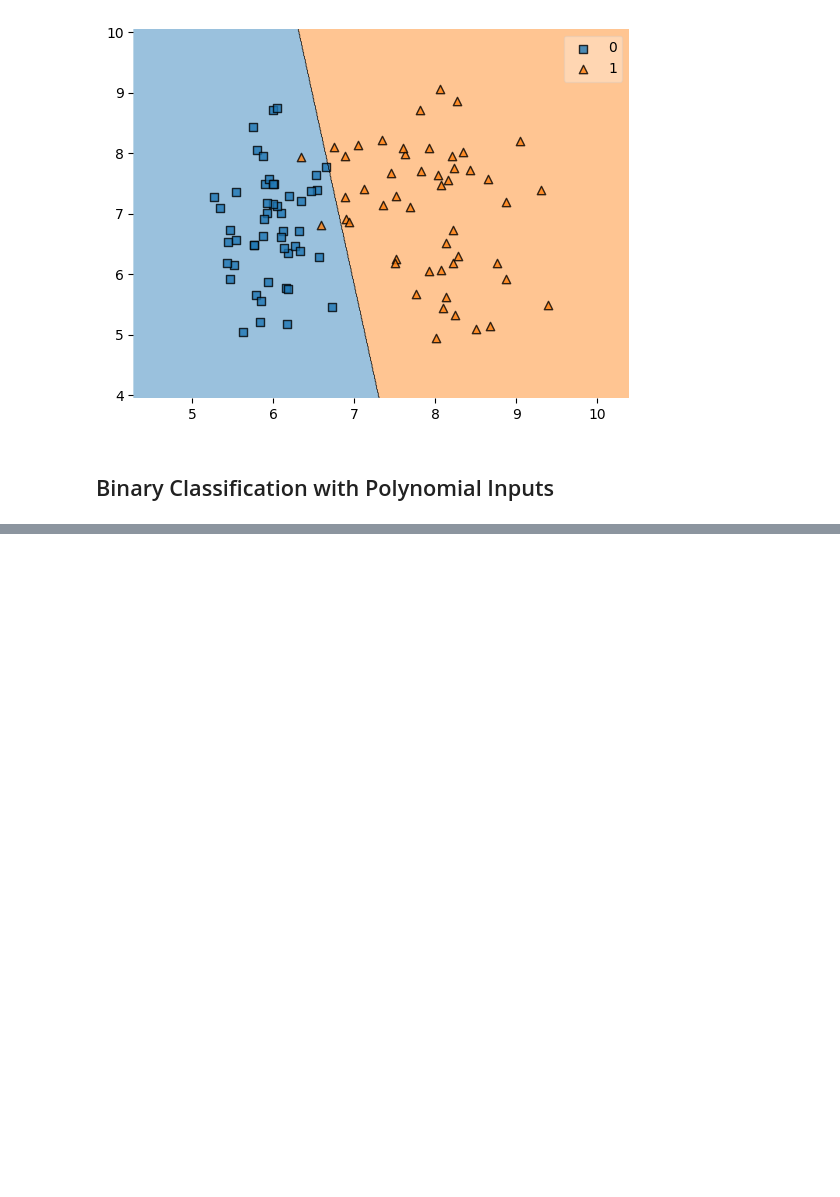
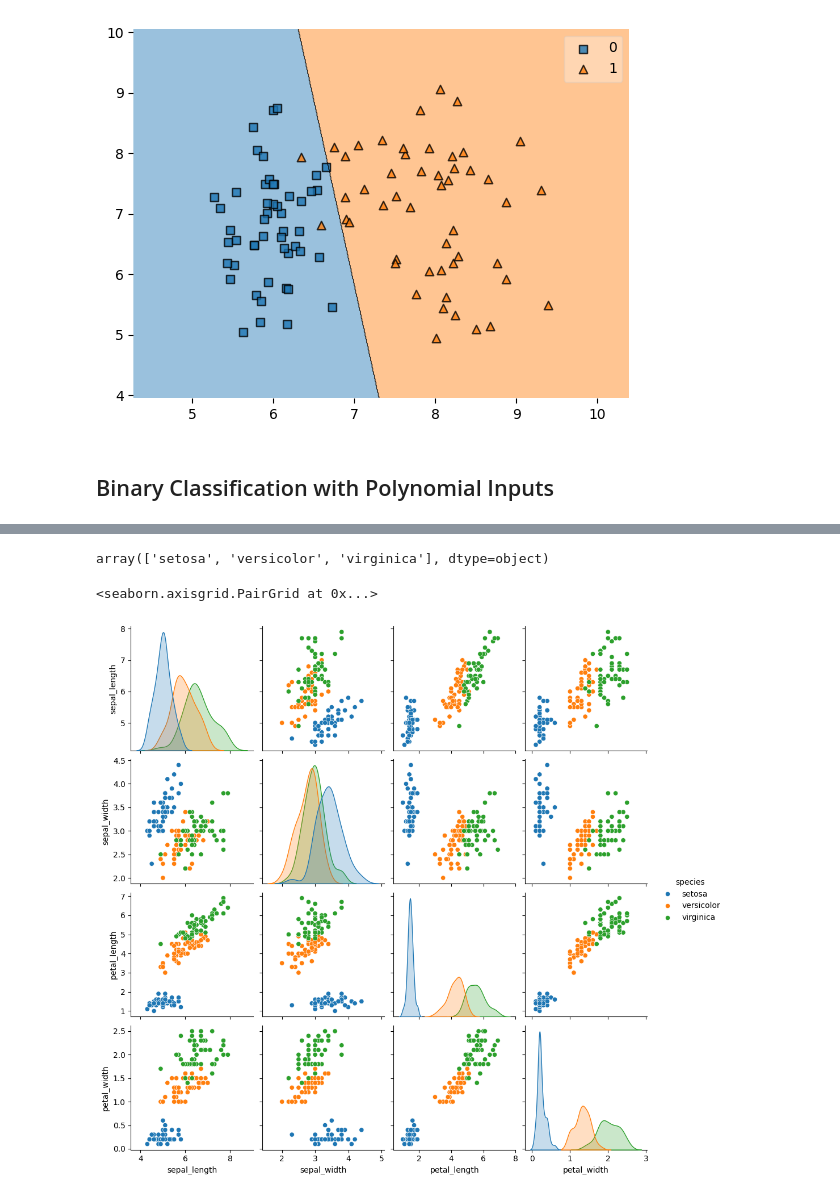
Before and after one commit to lukhi-laksh/Machine-Learning, a Jupyter notebook: Classification in ML/Logistic Regression.ipynb, the cells around one changed output, grey strips where cells are left out. Cells and saved outputs as stored; diff of their text form; code cells hidden in the pictures; blank space fills up the shorter version.

```diff
--- a/Classification in ML/Logistic Regression.ipynb
+++ b/Classification in ML/Logistic Regression.ipynb
@@ -174,0 +292,3 @@ plt.show()
+# %%
+MClass = pd.read_csv('../Dataset/iris.csv')
+MClass.head()
@@ -174,0 +302,9 @@ plt.show()
+# %%
+MClass['species'].unique()
+# %% [output]
+array(['setosa', 'versicolor', 'virginica'], dtype=object)
+# %%
+sns.pairplot(data=MClass, hue='species')
+# %% [output]
+<seaborn.axisgrid.PairGrid at 0x...>
+[figure, added]
```
Also changed, not shown: parts of 43 cells of this notebook, 3 other files.
